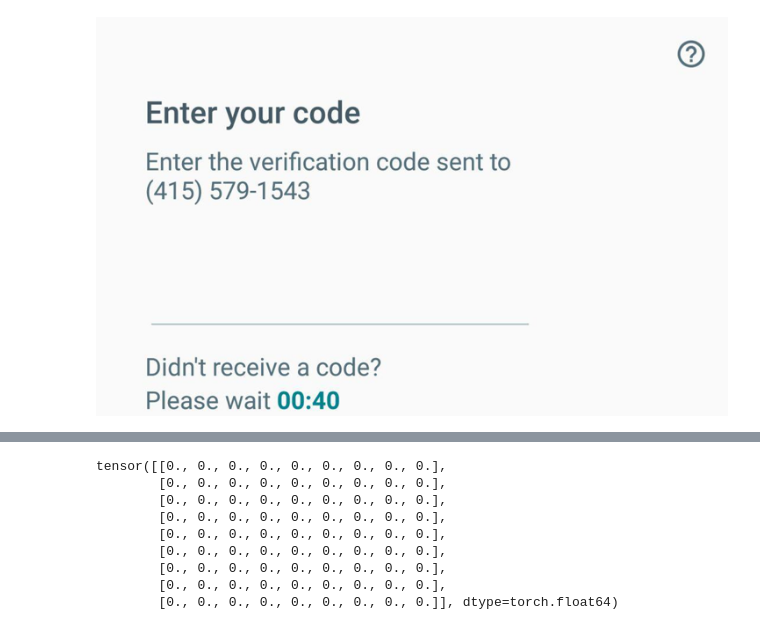
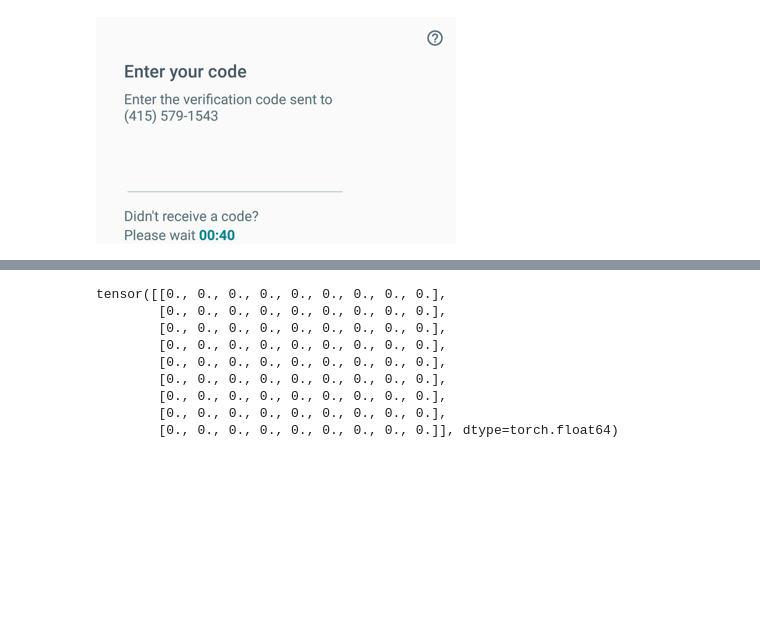
Before and after one commit to mowoe/bachelorthesis, a Jupyter notebook: testing_differentiable_translation.ipynb, the cells around one changed output, grey strips where cells are left out. Drawn from its saved outputs; the diff is of its cells as text; code cells hidden in the pictures; blank space fills up the shorter version.

```diff
--- a/testing_differentiable_translation.ipynb
+++ b/testing_differentiable_translation.ipynb
@@ -45,6 +62,5 @@ def segment(image: np.ndarray, rico_json: dict)->[list,list]:
 # %%
 segment_0 =  segment(im,image_json)[0][1]
+display(segment_0.resize((int(segment_0.size[0]/4), int(segment_0.size[1]/4))))
+# %% [output]
+[figure, added]
-# %%
-display(segment_0.resize((int(segment_0.size[0]/2), int(segment_0.size[1]/2))))
-# %% [output]
-[figure, removed]
```
Also changed, not shown: parts of 32 cells of this notebook.
